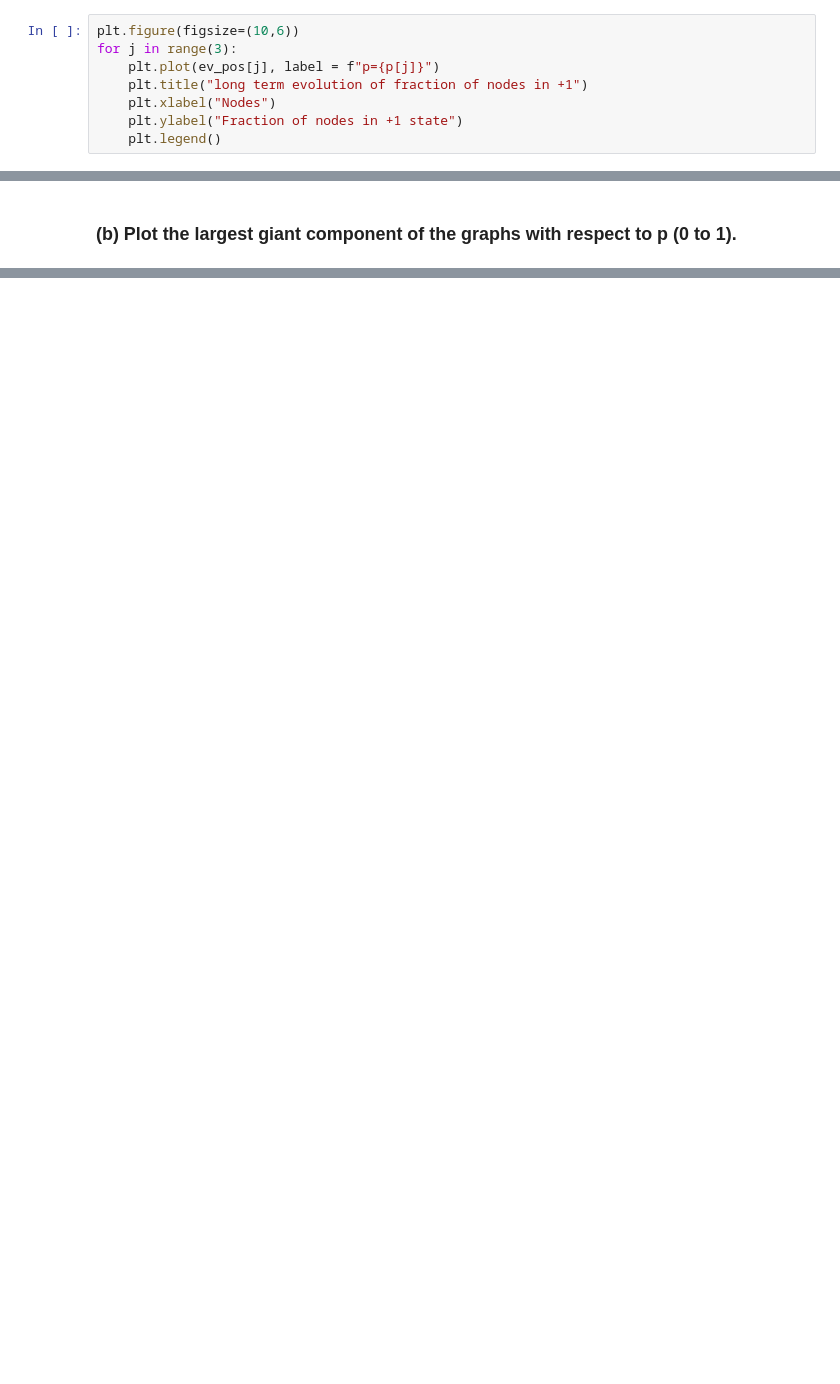
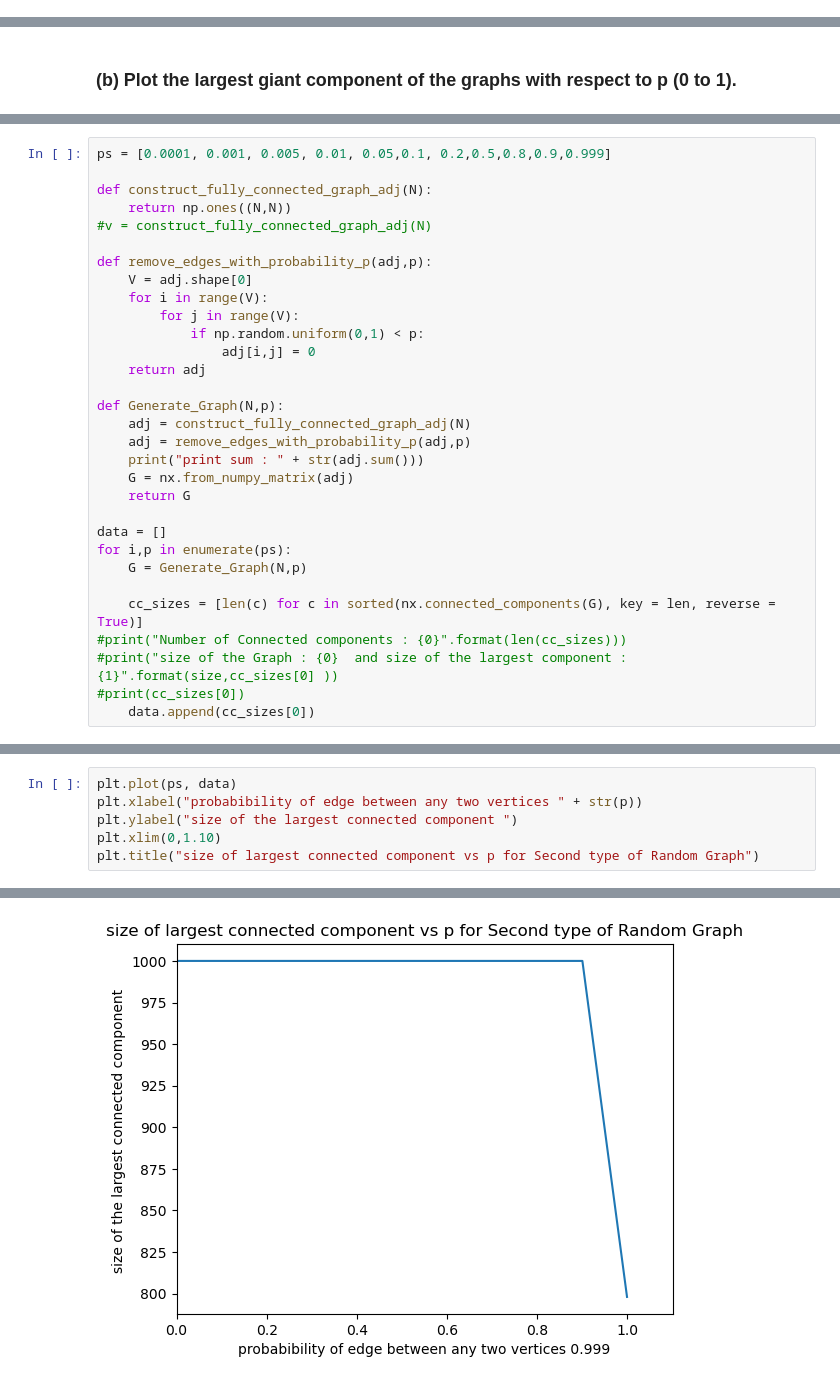
Before and after one commit to tathagatoroy/Dynamical-Processes-in-Complex-Networks, a Jupyter notebook: Assignment_2/Assignment_2.ipynb, the cells around one changed output, grey strips where cells are left out. Saved outputs shown, nothing was run; the diff lists cells and outputs as text; blank space fills up the shorter version.

```diff
--- a/Assignment_2/Assignment_2.ipynb
+++ b/Assignment_2/Assignment_2.ipynb
@@ -497,8 +266,0 @@ for j in range(3):
-# %%
-plt.figure(figsize=(10,6))
-for j in range(3):
-    plt.plot(ev_pos[j], label = f"p={p[j]}")
-    plt.title("long term evolution of fraction of nodes in +1")
-    plt.xlabel("Nodes")
-    plt.ylabel("Fraction of nodes in +1 state")
-    plt.legend()
@@ -603,0 +297,31 @@ plt.legend()
+# %%
+ps = [0.0001, 0.001, 0.005, 0.01, 0.05,0.1, 0.2,0.5,0.8,0.9,0.999]
+
+def construct_fully_connected_graph_adj(N):
+    return np.ones((N,N))
+#v = construct_fully_connected_graph_adj(N)
+
+def remove_edges_with_probability_p(adj,p):
+    V = adj.shape[0]
+    for i in range(V):
+        for j in range(V):
+            if np.random.uniform(0,1) < p:
+                adj[i,j] = 0
+    return adj
+
+def Generate_Graph(N,p):
+    adj = construct_fully_connected_graph_adj(N)
+    adj = remove_edges_with_probability_p(adj,p)
+    print("print sum : " + str(adj.sum()))
+    G = nx.from_numpy_matrix(adj)
+    return G
+
+data = []
+for i,p in enumerate(ps):
+    G = Generate_Graph(N,p)
+
+    cc_sizes = [len(c) for c in sorted(nx.connected_components(G), key = len, reverse = True)]
+#print("Number of Connected components : {0}".format(len(cc_sizes)))
+#print("size of the Graph : {0}  and size of the largest component : {1}".format(size,cc_sizes[0] ))
+#print(cc_sizes[0])
+    data.append(cc_sizes[0])
@@ -603,0 +340,7 @@ plt.legend()
+# %%
+plt.plot(ps, data)
+plt.xlabel("probabibility of edge between any two vertices " + str(p))
+plt.ylabel("size of the largest connected component ")
+plt.xlim(0,1.10)
+plt.title("size of largest connected component vs p for Second type of Random Graph")
+# %% [output]
@@ -603,0 +348 @@ plt.legend()
+[figure, added]
```
Also changed, not shown: parts of 39 cells of this notebook, 1 other file.
